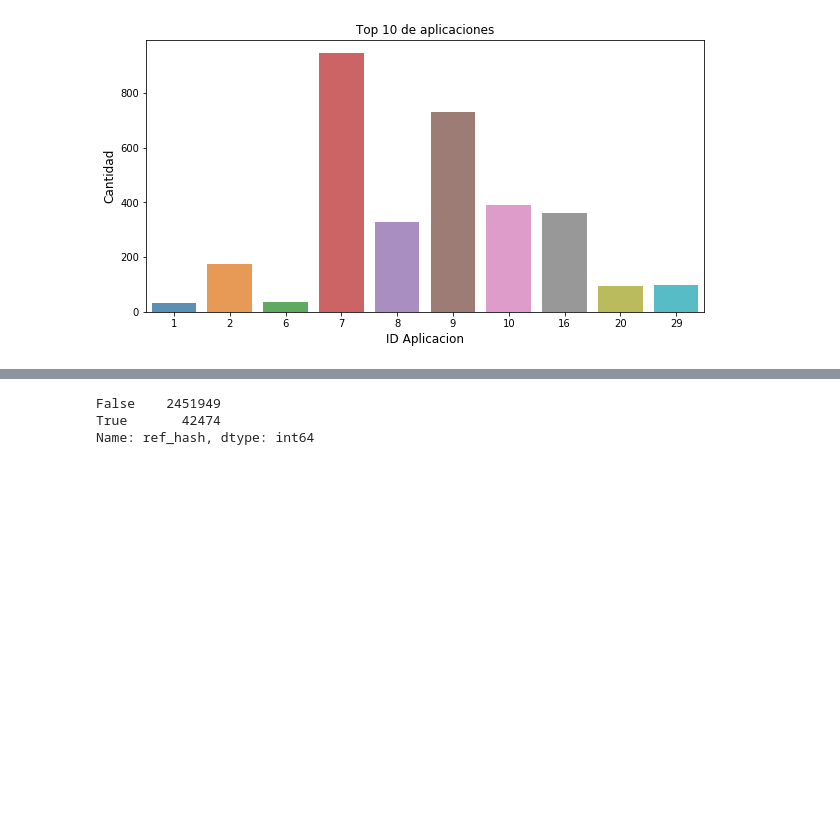
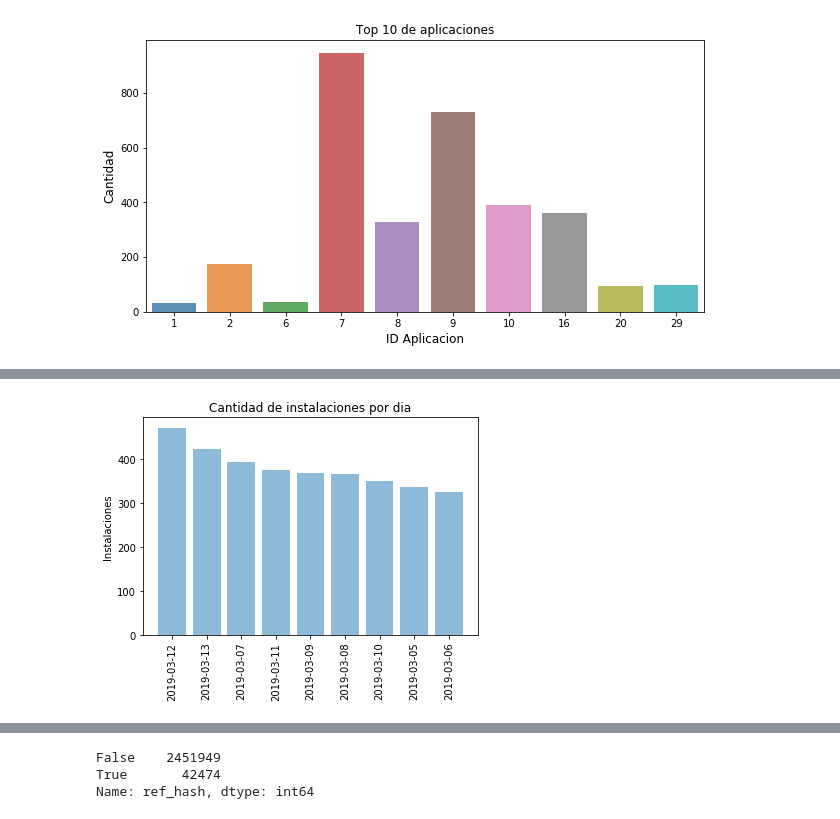
Before and after one commit to orgdatos2019grupo24/tp1_Jampp, a Jupyter notebook: Tp1.ipynb, the cells around one changed output, grey strips where cells are left out. Cells and saved outputs as stored; diff of their text form; code cells hidden in the pictures; blank space fills up the shorter version.

```diff
--- a/Tp1.ipynb
+++ b/Tp1.ipynb
@@ -112,0 +81,11 @@ plt.show()
+# %%
+df_installs.created = pd.to_datetime(df_installs.created)
+df_installs['hour'] = df_installs.created.dt.hour
+df_installs['hour'] = df_installs['hour'].replace(0,24)
+# %%
+df_installs_por_dia = df_installs.created\
+       .dt.floor('d')\
+       .value_counts()\
+       .rename_axis('dia')\
+       .reset_index(name='cantidad')\
+       .sort_values(by='dia', ascending=True)
@@ -112,0 +105,9 @@ plt.show()
+# %%
+plt.bar(np.arange(len(df_installs_por_dia)), df_installs_por_dia.cantidad, align='center', alpha=0.5)
+plt.xticks(np.arange(len(df_installs_por_dia)), df_installs_por_dia.dia.dt.date,rotation=90)
+plt.ylabel('Instalaciones')
+plt.title('Cantidad de instalaciones por dia')
+
+plt.show()
+# %% [output]
+[figure, added]
```
Also changed, not shown: parts of 27 cells of this notebook.
